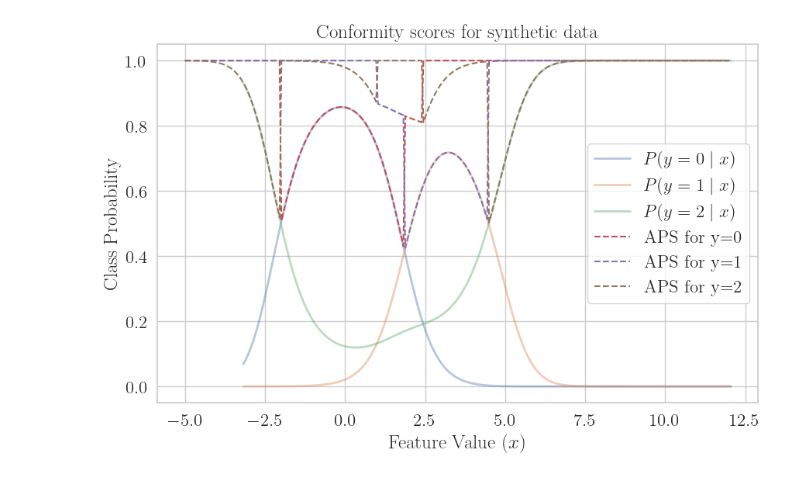
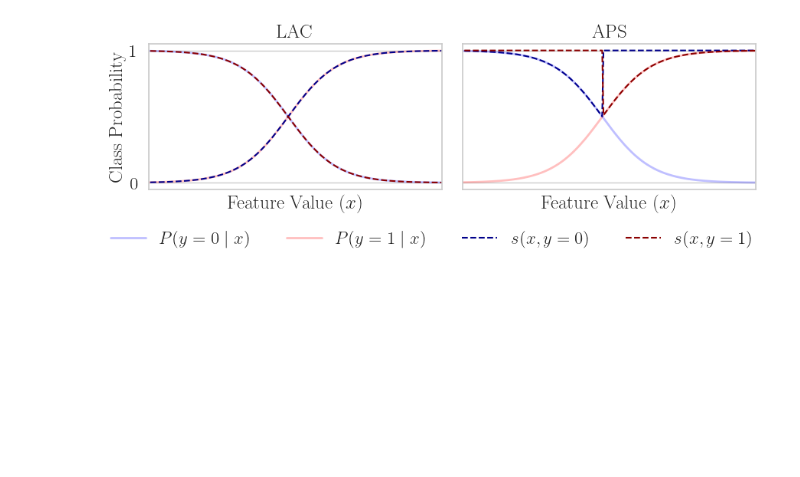
Before and after one commit to yunjinnkim/preference-based-cp, a Jupyter notebook: notebooks/aps_example_1d.ipynb, the cells around one changed output. Cells and saved outputs as stored; diff of their text form; code cells hidden in the pictures; blank space fills up the shorter version.

```diff
--- a/notebooks/aps_example_1d.ipynb
+++ b/notebooks/aps_example_1d.ipynb
@@ -117,11 +120,12 @@ lac = THR(score_type="identity",)
 score = aps
 # %%
+from turtle import color
 import matplotlib.pyplot as plt
 import seaborn as sns
 sns.set(font_scale=1.5,rc={'text.usetex' : True})
 sns.set_style("whitegrid")
 plt.rc('font', **{'family': 'serif'})
-plt.rcParams["figure.figsize"] = (7, 2)
+plt.rcParams["figure.figsize"] = (9, 3)
 
 # Step 1: Define class parameters
 class_params = {
@@ -131,49 +135,72 @@ class_params = {
 }
 
 # Create an instance of the Torch-based classifier
 clf = TorchGaussianSyntheticClassifier(class_params=class_params, device="cpu")
 
 # Generate synthetic data
 X, y = clf.generate_data(n_samples=1000)
 
 # Step 4: Fit the classifier (it's effectively a no-op, but we call it for sklearn compatibility)
 clf.fit(X, y)
 
 # Step 5: Predict probabilities for a range of x values (for plotting)
 x_range = torch.linspace(X.min() - 1, X.max() + 1, 1000)
 probs = clf.predict_proba(x_range)
 
 # Step 6: Plot the data and probabilities
-plt.figure(figsize=(10, 6))
+fig, ax = plt.subplots(1,2, sharey= True)
+ax = ax.ravel()
+
+
 
 # Scatter plot of the synthetic data
 # plt.scatter(X, y + np.random.uniform(-0.1, 0.1, len(y)), c=y, cmap='viridis', alpha=0.6, edgecolor='k', label='Data')
 
 # Plot the probabilities for each class
-for i, c in enumerate(clf.classes_):
-    plt.plot(x_range, probs[:, i], label=rf'$P(y={c} \mid x)$', linewidth=2, alpha=0.4)
+scores = [lac, aps]
+for i, score in enumerate(scores):
 
-X_nc = torch.linspace(-5,12,300)
-y_0  = torch.full(size=(300,),fill_value=0)
-y_1  = torch.full(size=(300,),fill_value=1)
-y_2  = torch.full(size=(300,),fill_value=2)
+    colors = ["blue", "red"]
+    for j, c in enumerate(clf.classes_):
+        ax[i].plot(x_range, probs[:, j], label=rf'$P(y={c} \mid x)$', linewidth=2, alpha=0.25, color=colors[j])
+
+    x_min, x_max = -2, 6
+
+    X_nc = torch.linspace(x_min, x_max,300)
+    y_0  = torch.full(size=(300,),fill_value=0)
+    y_1  = torch.full(size=(300,),fill_value=1)
+    # y_2  = torch.full(size=(300,),fill_value=2)
 
 
-y_0_nc = score(clf.predict_proba(X_nc),y_0).detach().cpu().numpy()
-y_1_nc = score(clf.predict_proba(X_nc),y_1).detach().cpu().numpy()
-y_2_nc = score(clf.predict_proba(X_nc),y_2).detach().cpu().numpy()
+    y_0_nc = score(clf.predict_proba(X_nc),y_0).detach().cpu().numpy()
+    y_1_nc = score(clf.predict_proba(X_nc),y_1).detach().cpu().numpy()
+    # y_2_nc = score(clf.predict_proba(X_nc),y_2).detach().cpu().numpy()
 
 
-plt.plot(X_nc.flatten(), y_0_nc, linestyle="--", label="APS for y=0")
-plt.plot(X_nc.flatten(), y_1_nc, linestyle="--", label="APS for y=1")
-plt.plot(X_nc.flatten(), y_2_nc, linestyle="--", label="APS for y=2")
+
+    ax[i].plot(X_nc.flatten(), y_0_nc, linestyle="--", label=rf"$s(x,y=0)$", color="darkblue")
+    ax[i].plot(X_nc.flatten(), y_1_nc, linestyle="--", label=rf"$s(x,y=1)$", color="darkred")
+    # ax[i].plot(X_nc.flatten(), y_2_nc, linestyle="--", label="APS for y=2")
+
+    # Labels and title
+    # ax[i].set_title("Conformity scores for synthetic data")
+    ax[i].set_xlabel("Feature Value ($x$)")
+    ax[i].set_xticks([])
+    ax[i].set_yticks([0,1])
+    ax[i].set_xlim([x_min+1, x_max-1])
 
 
-# Labels and title
-plt.title("Conformity scores for synthetic data")
-plt.xlabel("Feature Value ($x$)")
-plt.ylabel("Class Probability")
-plt.legend()
+# plt.legend()
+ax[0].set_title("LAC")
+ax[0].set_ylabel("Class Probability")
+ax[0].get_legend()
+ax[1].set_title("APS")
+
+handles, labels = ax[0].get_legend_handles_labels()
+lgd = fig.legend(handles,labels,loc='upper center', ncol=4, bbox_to_anchor=(0.5, 0.08), frameon=False)
+
+fig.tight_layout()
+plt.savefig("lac_aps.pdf",bbox_extra_artists=(lgd,), bbox_inches='tight')
 plt.show()
 # %% [output]
-[figure, old version]
+[figure, new version]
```
Also changed, not shown: parts of 1 cell of this notebook, 1 other file.
